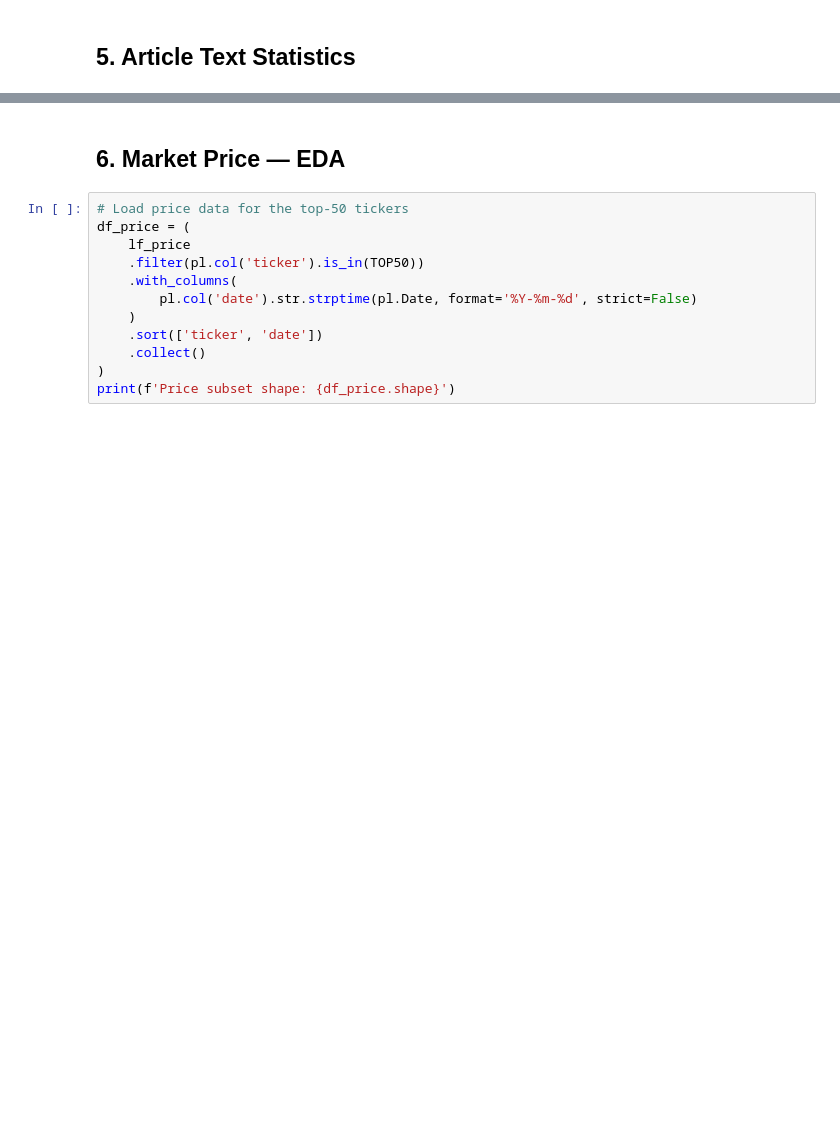
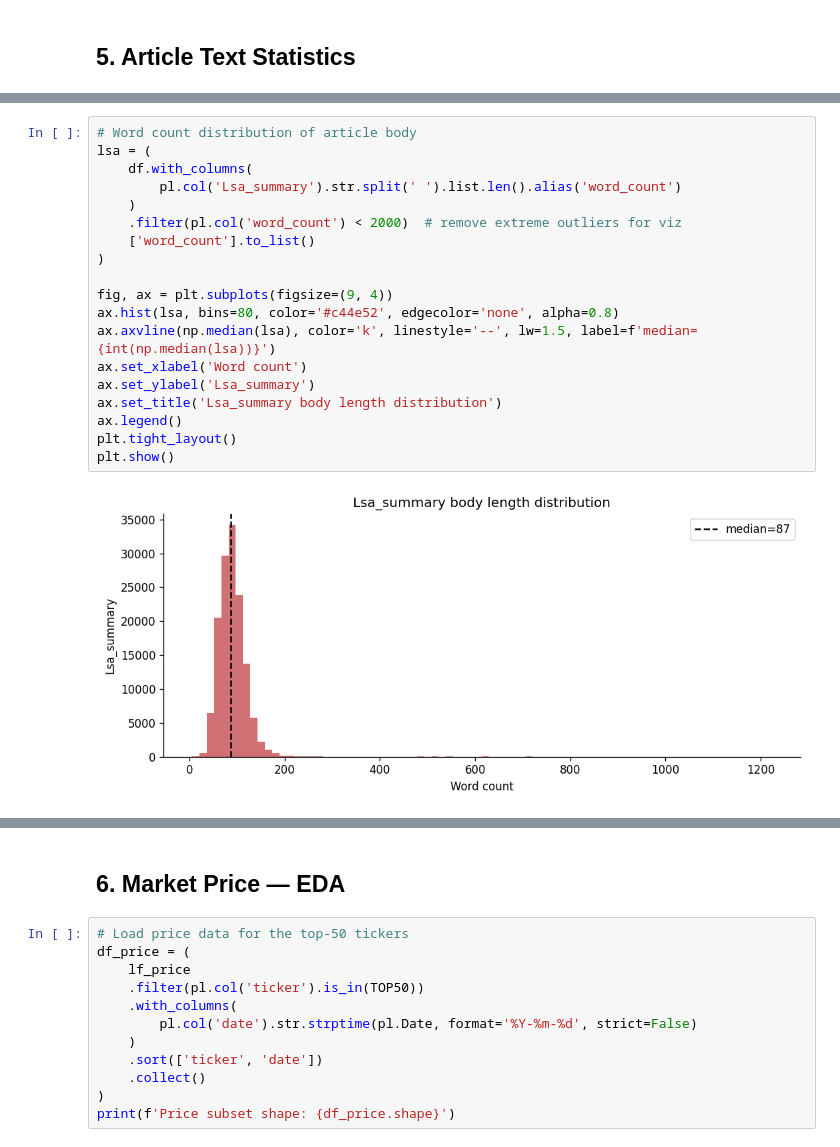
Before and after one commit to ahubler01/nlp_project, a Jupyter notebook: notebook/02_EDA.ipynb, the cells around one changed output, grey strips where cells are left out. Drawn from its saved outputs; the diff is of its cells as text; blank space fills up the shorter version.

```diff
--- a/notebook/02_EDA.ipynb
+++ b/notebook/02_EDA.ipynb
@@ -301,3 +292,24 @@ plt.show()
+# %%
+# Word count distribution of article body
+lsa = (
+    df.with_columns(
+        pl.col('Lsa_summary').str.split(' ').list.len().alias('word_count')
+    )
+    .filter(pl.col('word_count') < 2000)  # remove extreme outliers for viz
+    ['word_count'].to_list()
+)
+
+fig, ax = plt.subplots(figsize=(9, 4))
+ax.hist(lsa, bins=80, color='#c44e52', edgecolor='none', alpha=0.8)
+ax.axvline(np.median(lsa), color='k', linestyle='--', lw=1.5, label=f'median={int(np.median(lsa))}')
+ax.set_xlabel('Word count')
+ax.set_ylabel('Lsa_summary')
+ax.set_title('Lsa_summary body length distribution')
+ax.legend()
+plt.tight_layout()
+plt.show()
+# %% [output]
+[figure, added]
 # %%
 # Headline character length
 hl = (
```
Also changed, not shown: parts of 25 cells of this notebook, 9 other files.
